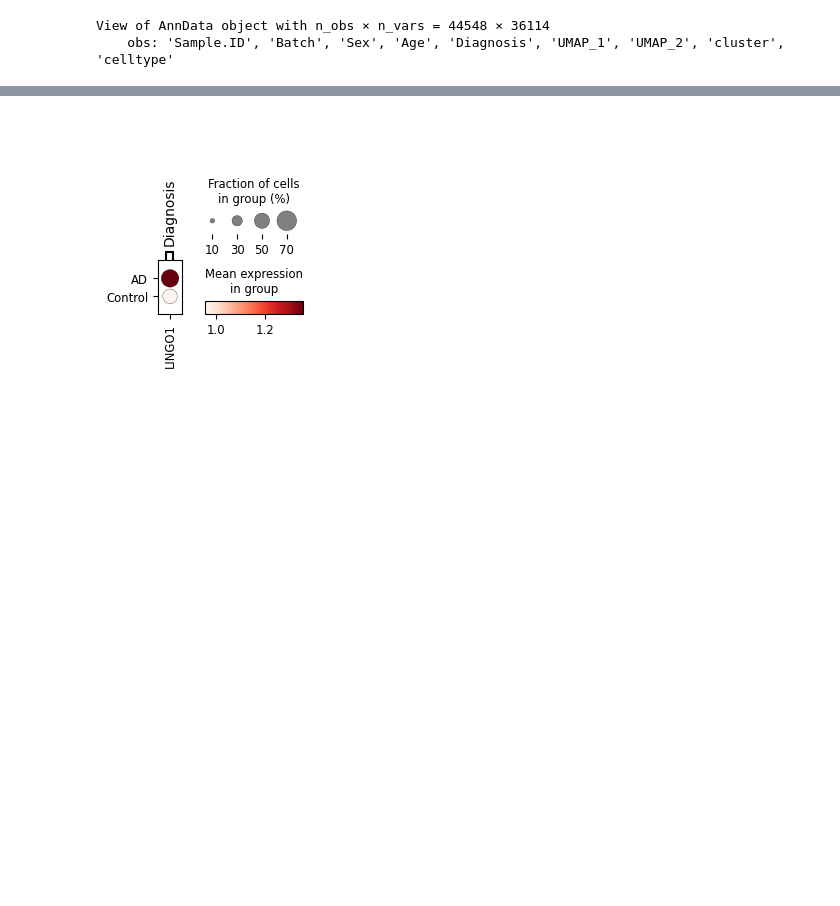
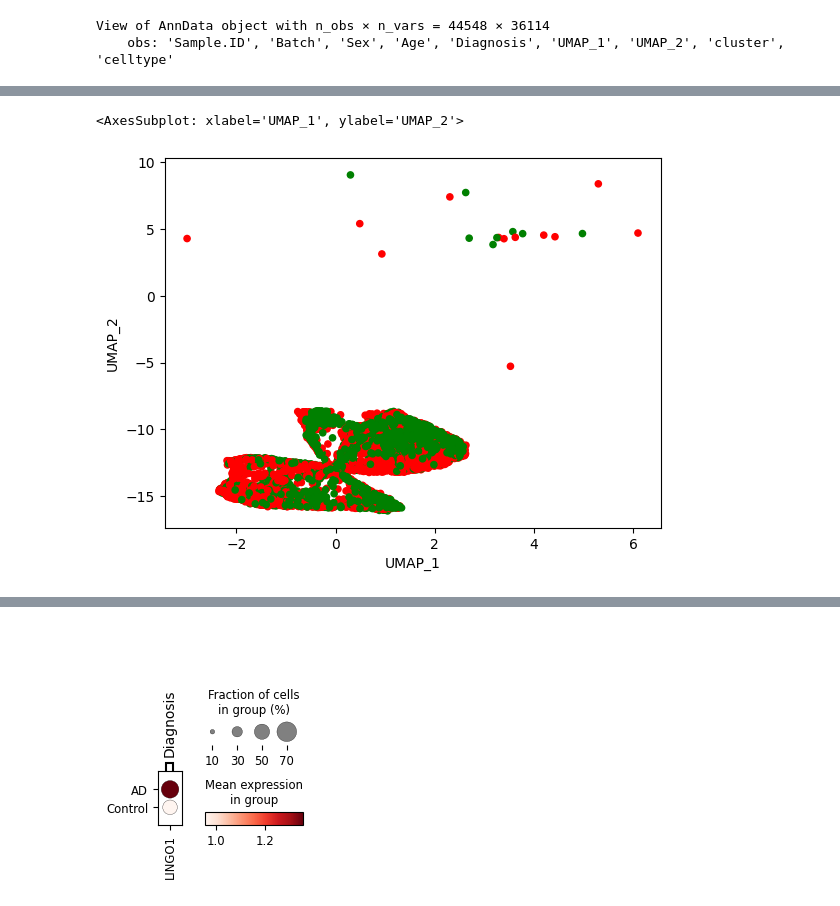
Before and after one commit to 4dglab/SEE, a Jupyter notebook: analyse/Alzheimer/expression_QC.ipynb, the cells around one changed output, grey strips where cells are left out. Saved outputs shown, nothing was run; the diff lists cells and outputs as text; code cells hidden in the pictures; blank space fills up the shorter version.

```diff
--- a/analyse/Alzheimer/expression_QC.ipynb
+++ b/analyse/Alzheimer/expression_QC.ipynb
@@ -21,0 +30,6 @@ View of AnnData object with n_obs × n_vars = 44548 × 36114
+# %%
+_colors = {'AD':'red', 'Control':'green'}
+_adata.obs.plot.scatter(x='UMAP_1', y='UMAP_2', c=_adata.obs['Diagnosis'].map(_colors))
+# %% [output]
+<AxesSubplot: xlabel='UMAP_1', ylabel='UMAP_2'>
+[figure, added]
```
Also changed, not shown: parts of 8 cells of this notebook, 36 other files.
